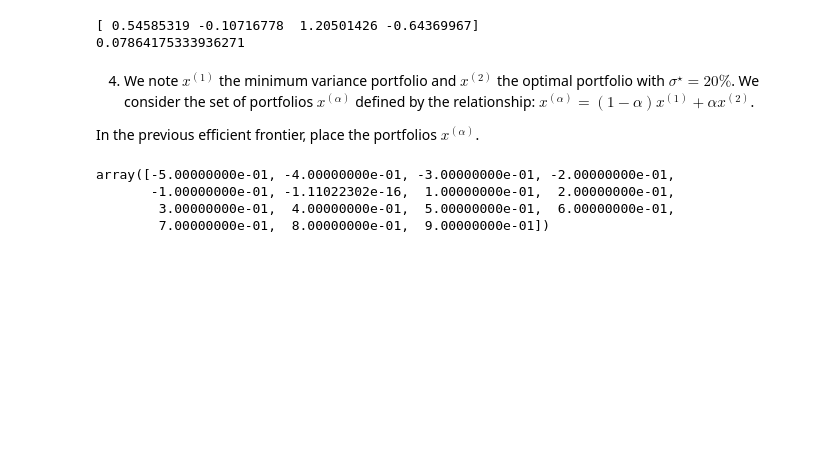
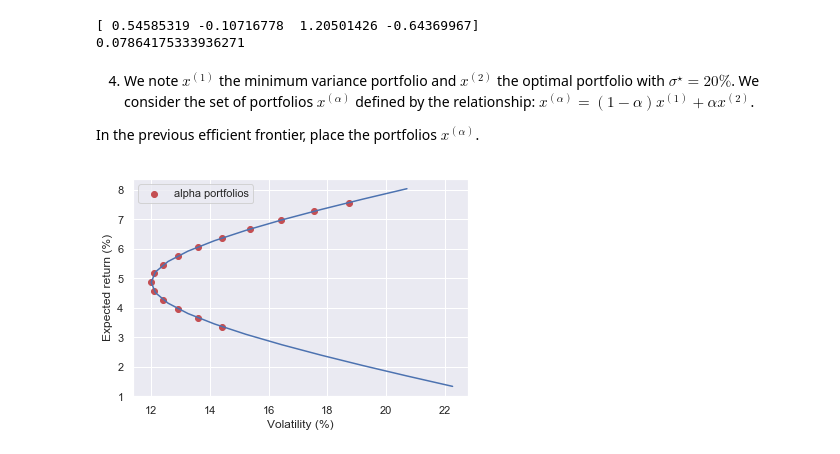
Before and after one commit to antoinefalck/Risk-Parity-and-Budgeting-exercices, a Jupyter notebook: B1/variations-on-the-efficient-frontier.ipynb, the cells around one changed output. Saved outputs shown, nothing was run; the diff lists cells and outputs as text; code cells hidden in the pictures; blank space fills up the shorter version.

```diff
--- a/B1/variations-on-the-efficient-frontier.ipynb
+++ b/B1/variations-on-the-efficient-frontier.ipynb
@@ -99,7 +93,18 @@ s_alpha, r_alpha = 1,1
-# %%
-alpha
-# %% [output]
-array([-5.00000000e-01, -4.00000000e-01, -3.00000000e-01, -2.00000000e-01,
-       -1.00000000e-01, -1.11022302e-16,  1.00000000e-01,  2.00000000e-01,
-        3.00000000e-01,  4.00000000e-01,  5.00000000e-01,  6.00000000e-01,
-        7.00000000e-01,  8.00000000e-01,  9.00000000e-01])
+# %%
+x_1 = x
+x_2 = x_minus
+
+alpha = np.arange(-0.5,1,0.1)
+s_alpha, r_alpha = np.zeros(alpha.size), np.zeros(alpha.size)
+for i in range(alpha.size):
+    x_alpha = (1-alpha[i])*x_1 + alpha[i]*x_2
+    r_alpha[i] = np.dot(x_alpha,mu)
+    s_alpha[i] = math.sqrt(np.dot(x_alpha, np.dot(x_alpha,sigma)))
+# %%
+ax = plt.axes()
+p = plt.plot(s_result*100,exp_returns*100)
+g = plt.scatter(s_alpha*100,r_alpha*100,color='r',label='alpha portfolios')
+a = ax.set(xlabel='Volatility (%)',ylabel='Expected return (%)')
+plt.legend();
+# %% [output]
+[figure, added]
```
Also changed, not shown: parts of 1 cell of this notebook.
